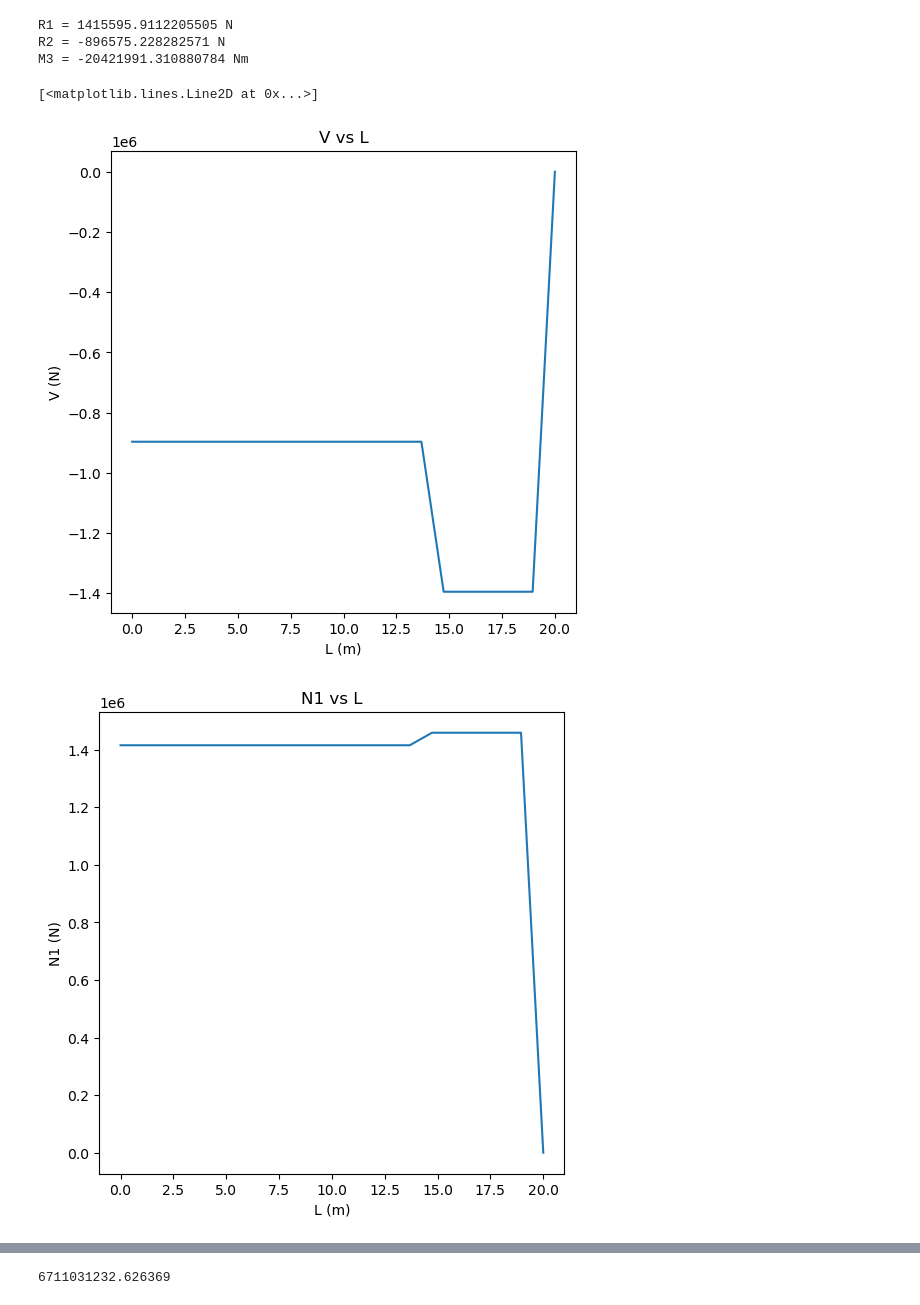
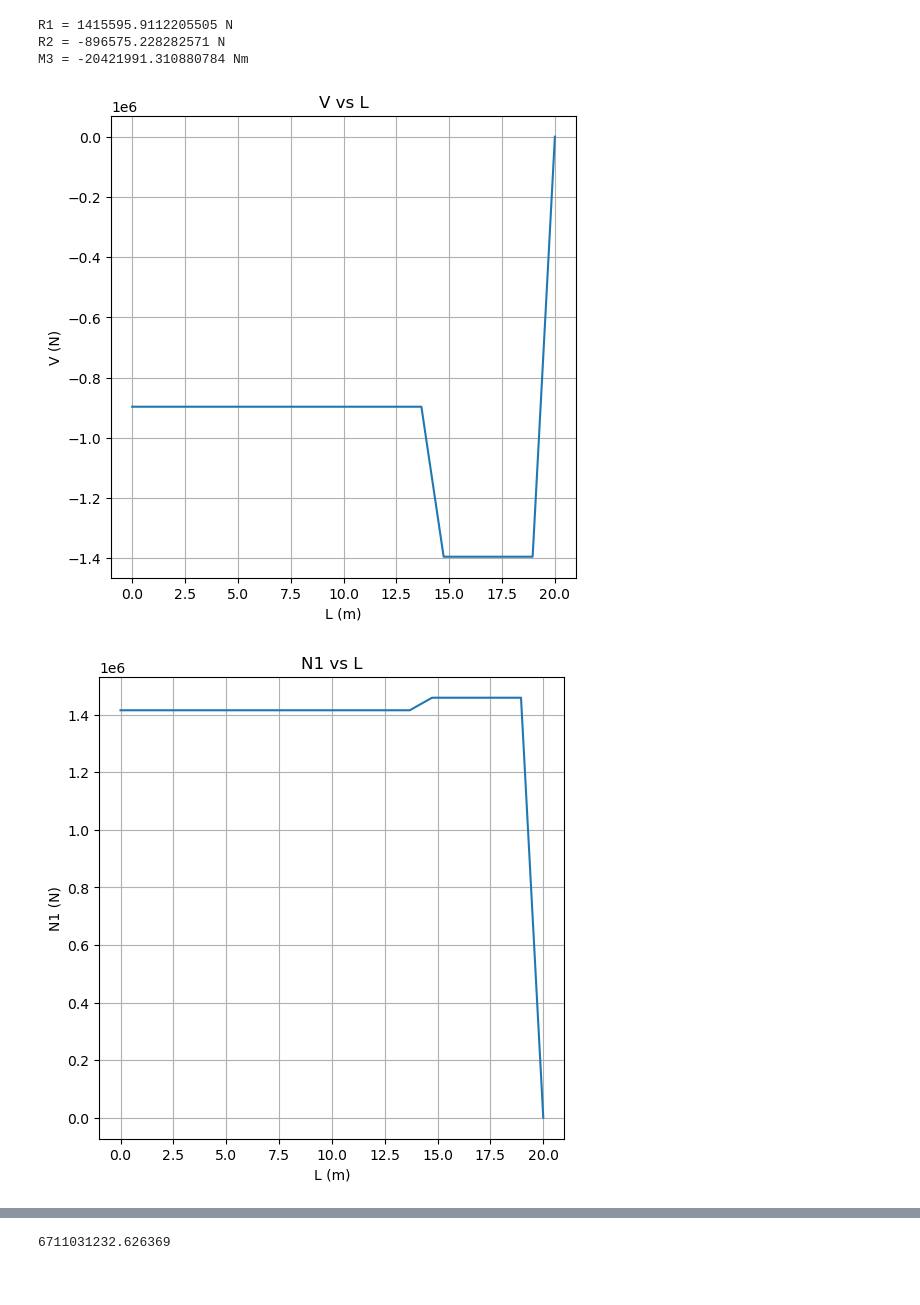
Before and after one commit to Nick-M-R/EAE135, a Jupyter notebook: EAE135_Project2_CalculationsandPlots.ipynb, the cells around one changed output, grey strips where cells are left out. Cells and saved outputs as stored; diff of their text form; code cells hidden in the pictures.

```diff
--- a/EAE135_Project2_CalculationsandPlots.ipynb
+++ b/EAE135_Project2_CalculationsandPlots.ipynb
@@ -59,38 +59,40 @@ plt.title('V vs L')
 plt.xlabel('L (m)')
 plt.ylabel('V (N)')
 plt.plot(np.linspace(0,20,20), Shear)
+plt.grid()
 
 N1 = np.zeros(20)
 for i in range(0,len(N1)):
     if (i<14):
         N1[i] = R1
     elif (i>=14) & (i<19):
         N1[i] = R1 + Weight*(math.sin(alf))
     else:
         N1[i] = R1 - Thrust - (Lift+Weight)*(math.sin(alf))
 
 plt.figure(figsize = [6,6])
 plt.title('N1 vs L')
 plt.xlabel('L (m)')
 plt.ylabel('N1 (N)')
 plt.plot(np.linspace(0,20,20), N1)
+plt.grid()
 
 Mom = np.zeros(20)
 for i in range(0,len(Mom)):
     if (i<14):
         Mom[i] = -M3 + ((M3+(-M3+(R2*15)))/15)*i
     elif (i>=14):
         Mom[i] = Mom[13] - ((Mom[13]+(R2-Weight*math.cos(alf)))/5)*(i-13)
 
 plt.figure(figsize = [6,6])
 plt.title('M3 vs L')
 plt.xlabel('L (m)')
 plt.ylabel('M3 (Nm)')
 plt.plot(np.linspace(0,20,20), Mom)
+plt.grid()
 # %% [output]
 R1 = 1415595.9112205505 N
 R2 = -896575.228282571 N
 M3 = -20421991.310880784 Nm
-[<matplotlib.lines.Line2D at 0x...>]
-[figure, old version]
+[figure, new version]
-[figure, old version]
+[figure, new version]
```
Also changed, not shown: parts of 3 cells of this notebook.
